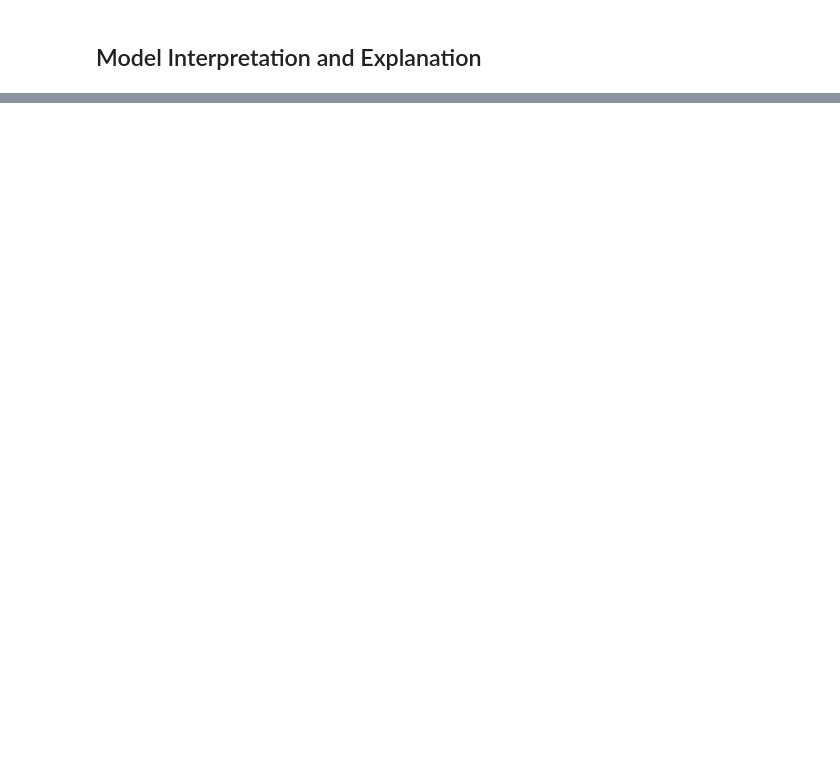
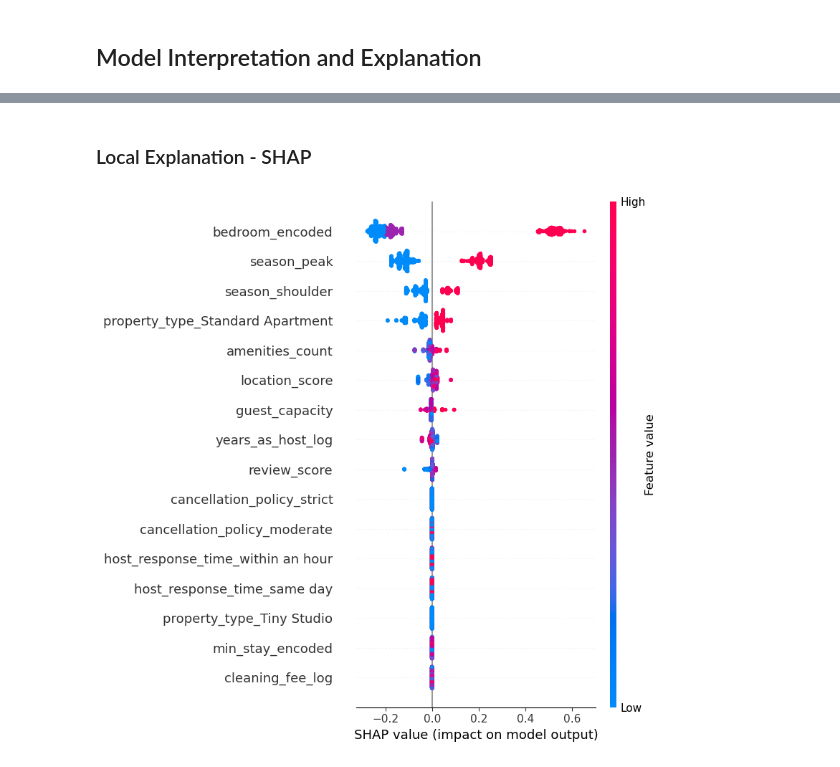
Before and after one commit to ychia112/Airbnb-Data-Mining-Project, a Jupyter notebook: notebooks/03_Predictive_Modeling.ipynb, the cells around one changed output, grey strips where cells are left out. Saved outputs shown, nothing was run; the diff lists cells and outputs as text; code cells hidden in the pictures; blank space fills up the shorter version.

Commit message:
0504 03_Predictive_Modeling SHAP upadate

```diff
--- a/notebooks/03_Predictive_Modeling.ipynb
+++ b/notebooks/03_Predictive_Modeling.ipynb
@@ -210,0 +236,10 @@ plt.show()
+# %% [markdown]
+### Local Explanation - SHAP
+# %%
+# SHAP summary report
+
+explainer = shap.TreeExplainer(tree_model)
+shap_values = explainer.shap_values(X_test)
+shap.summary_plot(shap_values, X_test)
+# %% [output]
+[figure, added]
```
Also changed, not shown: parts of 10 cells of this notebook.
